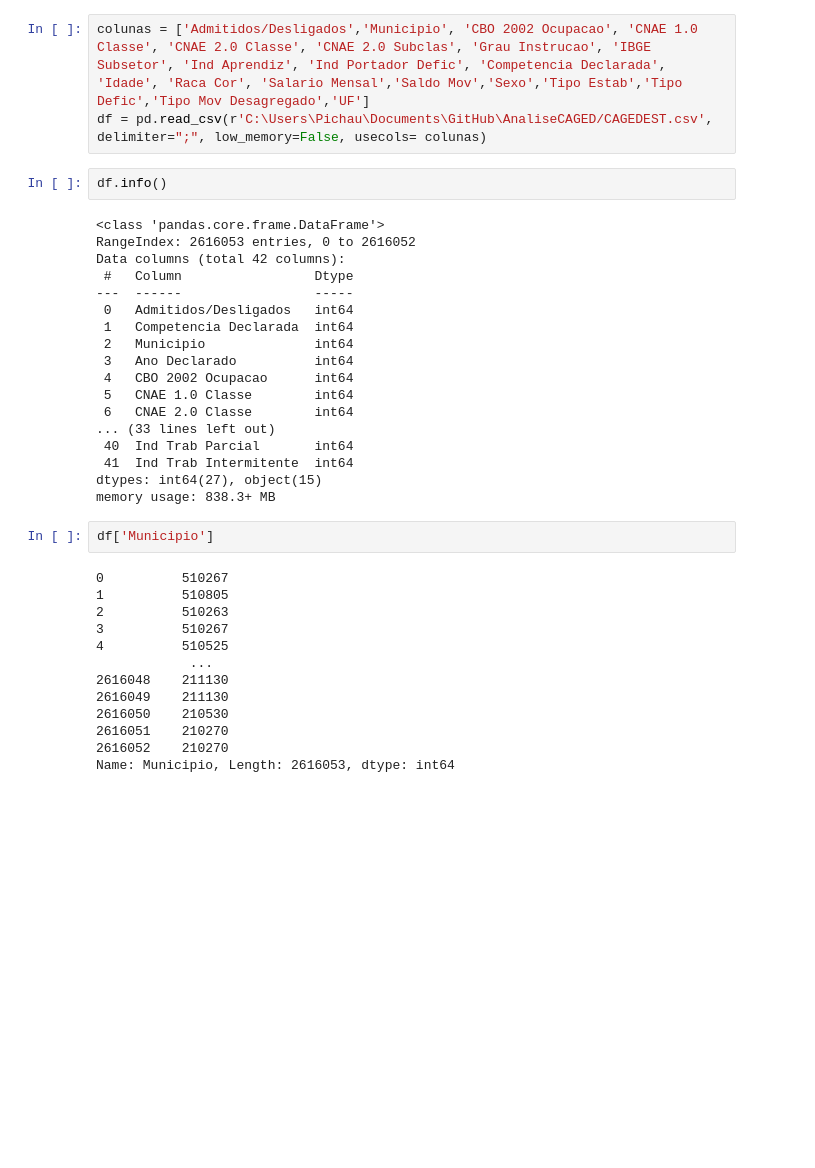
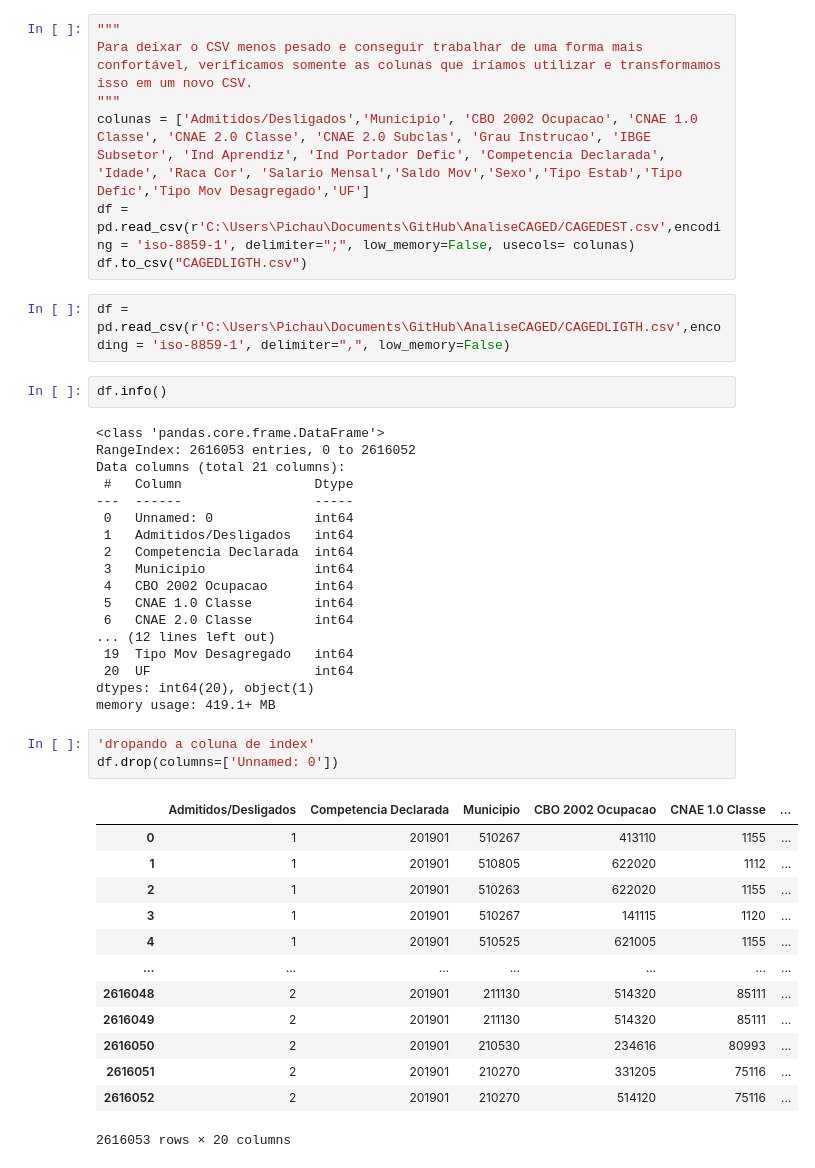
Before and after one commit to nicolastelles/AnaliseCAGED, a Jupyter notebook: CAGED.ipynb, the cells around one changed output. Drawn from its saved outputs; the diff is of its cells as text; blank space fills up the shorter version.

```diff
--- a/CAGED.ipynb
+++ b/CAGED.ipynb
@@ -4,38 +6,46 @@ import matplotlib
 # %%
+"""
+Para deixar o CSV menos pesado e conseguir trabalhar de uma forma mais confortável, verificamos somente as colunas que iríamos utilizar e transformamos isso em um novo CSV.
+"""
 colunas = ['Admitidos/Desligados','Municipio', 'CBO 2002 Ocupacao', 'CNAE 1.0 Classe', 'CNAE 2.0 Classe', 'CNAE 2.0 Subclas', 'Grau Instrucao', 'IBGE Subsetor', 'Ind Aprendiz', 'Ind Portador Defic', 'Competencia Declarada', 'Idade', 'Raca Cor', 'Salario Mensal','Saldo Mov','Sexo','Tipo Estab','Tipo Defic','Tipo Mov Desagregado','UF']
-df = pd.read_csv(r'C:\Users\Pichau\Documents\GitHub\AnaliseCAGED/CAGEDEST.csv', delimiter=";", low_memory=False, usecols= colunas)
+df = pd.read_csv(r'C:\Users\Pichau\Documents\GitHub\AnaliseCAGED/CAGEDEST.csv',encoding = 'iso-8859-1', delimiter=";", low_memory=False, usecols= colunas)
+df.to_csv("CAGEDLIGTH.csv")
+# %%
+df = pd.read_csv(r'C:\Users\Pichau\Documents\GitHub\AnaliseCAGED/CAGEDLIGTH.csv',encoding = 'iso-8859-1', delimiter=",", low_memory=False)
 # %%
 df.info()
 # %% [output]
 <class 'pandas.core.frame.DataFrame'>
 RangeIndex: 2616053 entries, 0 to 2616052
-Data columns (total 42 columns):
+Data columns (total 21 columns):
  #   Column                 Dtype
 ---  ------                 -----
- 0   Admitidos/Desligados   int64
- 1   Competencia Declarada  int64
- 2   Municipio              int64
- 3   Ano Declarado          int64
+ 0   Unnamed: 0             int64
+ 1   Admitidos/Desligados   int64
+ 2   Competencia Declarada  int64
+ 3   Municipio              int64
  4   CBO 2002 Ocupacao      int64
  5   CNAE 1.0 Classe        int64
  6   CNAE 2.0 Classe        int64
-... (33 lines left out)
- 40  Ind Trab Parcial       int64
- 41  Ind Trab Intermitente  int64
-dtypes: int64(27), object(15)
-memory usage: 838.3+ MB
+... (12 lines left out)
+ 19  Tipo Mov Desagregado   int64
+ 20  UF                     int64
+dtypes: int64(20), object(1)
+memory usage: 419.1+ MB
-# %%
-df['Municipio']
-# %% [output]
-0          510267
-1          510805
-2          510263
-3          510267
-4          510525
-            ...
-2616048    211130
-2616049    211130
-2616050    210530
-2616051    210270
-2616052    210270
-Name: Municipio, Length: 2616053, dtype: int64
+# %%
+'dropando a coluna de index'
+df.drop(columns=['Unnamed: 0'])
+# %% [output]
+|  | Admitidos/Desligados | Competencia Declarada | Municipio | CBO 2002 Ocupacao | CNAE 1.0 Classe | ... |
+| 0 | 1 | 201901 | 510267 | 413110 | 1155 | ... |
+| 1 | 1 | 201901 | 510805 | 622020 | 1112 | ... |
+| 2 | 1 | 201901 | 510263 | 622020 | 1155 | ... |
+| 3 | 1 | 201901 | 510267 | 141115 | 1120 | ... |
+| 4 | 1 | 201901 | 510525 | 621005 | 1155 | ... |
+| ... | ... | ... | ... | ... | ... | ... |
+| 2616048 | 2 | 201901 | 211130 | 514320 | 85111 | ... |
+| 2616049 | 2 | 201901 | 211130 | 514320 | 85111 | ... |
+| 2616050 | 2 | 201901 | 210530 | 234616 | 80993 | ... |
+| 2616051 | 2 | 201901 | 210270 | 331205 | 75116 | ... |
+| 2616052 | 2 | 201901 | 210270 | 514120 | 75116 | ... |
+2616053 rows × 20 columns
```
Also changed, not shown: parts of 8 cells of this notebook.
